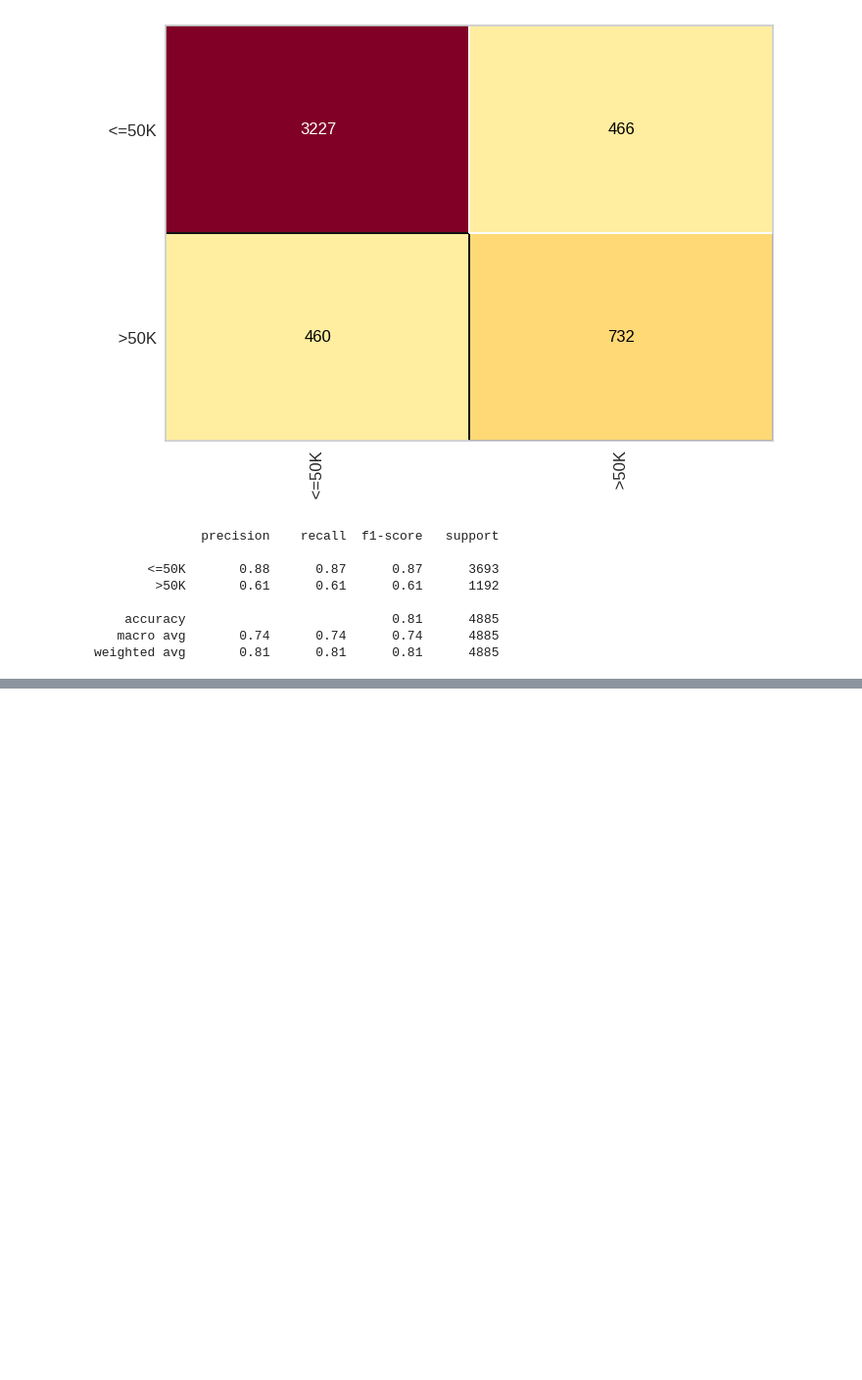
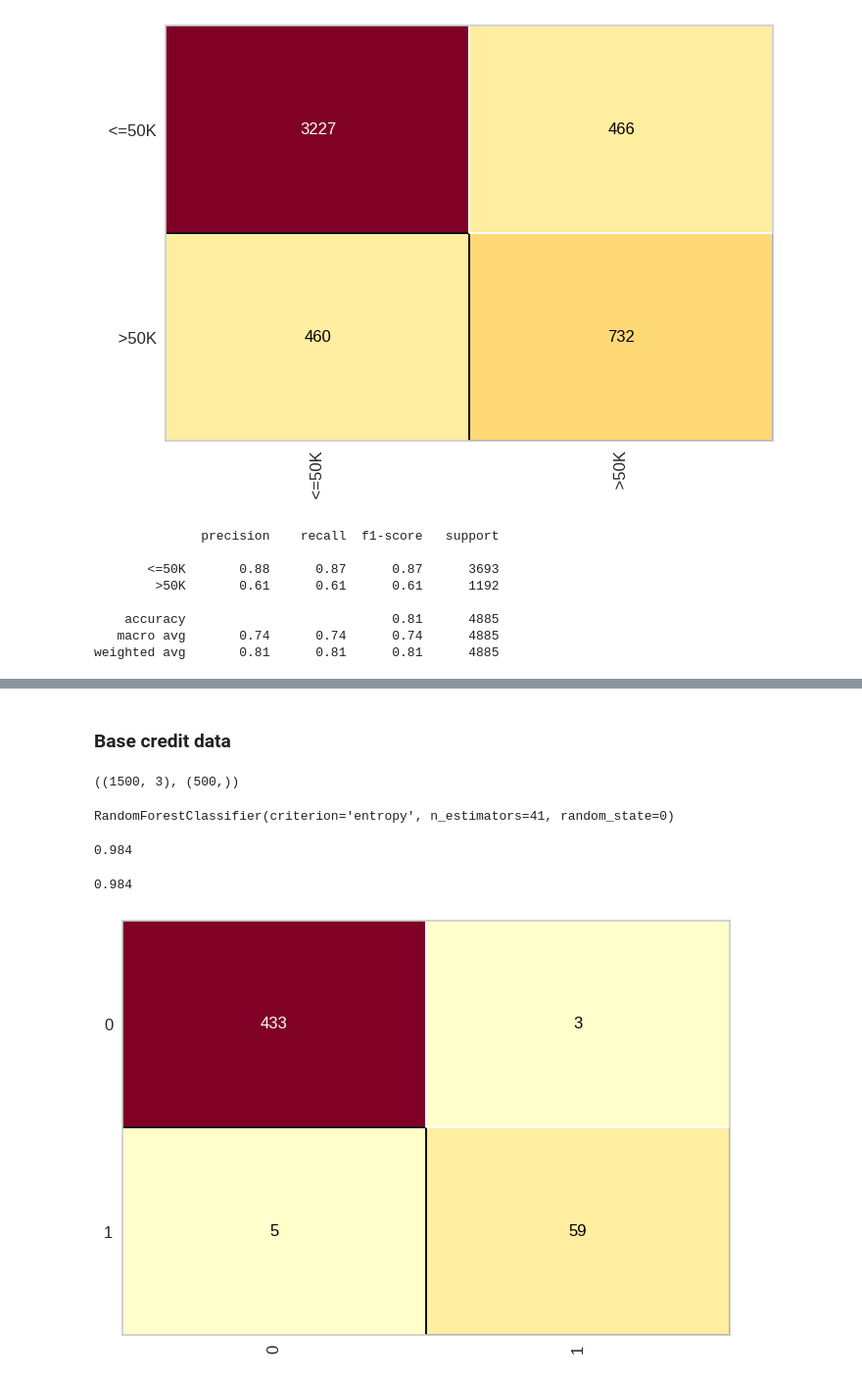
Before and after one commit to Joao-Inacio/Machine-Learning-e-Data-Science-com-Python, a Jupyter notebook: 0.3-aprendizagem-por-arvores-de-decisao/arvores.ipynb, the cells around one changed output, grey strips where cells are left out. Shown at 98% size. Saved outputs shown, nothing was run; the diff lists cells and outputs as text; code cells hidden in the pictures; blank space fills up the shorter version.

Commit message:
Random forest - Base crédito

```diff
--- a/0.3-aprendizagem-por-arvores-de-decisao/arvores.ipynb
+++ b/0.3-aprendizagem-por-arvores-de-decisao/arvores.ipynb
@@ -174,0 +179,23 @@ weighted avg       0.81      0.81      0.81      4885
+# %% [markdown]
+### Base credit data
+# %%
+X_credito_train.shape, y_credito_test.shape
+# %% [output]
+((1500, 3), (500,))
+# %%
+random_forest_credit = RandomForestClassifier(n_estimators=41, criterion='entropy', random_state=0)
+random_forest_credit.fit(X_credito_train, y_credito_train)
+# %% [output]
+RandomForestClassifier(criterion='entropy', n_estimators=41, random_state=0)
+# %%
+privisoes = random_forest_credit.predict(X_credito_test)
+accuracy_score(y_credito_test, privisoes)
+# %% [output]
+0.984
+# %%
+cm = ConfusionMatrix(random_forest_credit, force_model=True)
+cm.fit(X_credito_train, y_credito_train)
+cm.score(X_credito_test, y_credito_test)
+# %% [output]
+0.984
+[figure, added]
```
Also changed, not shown: parts of 6 cells of this notebook.
